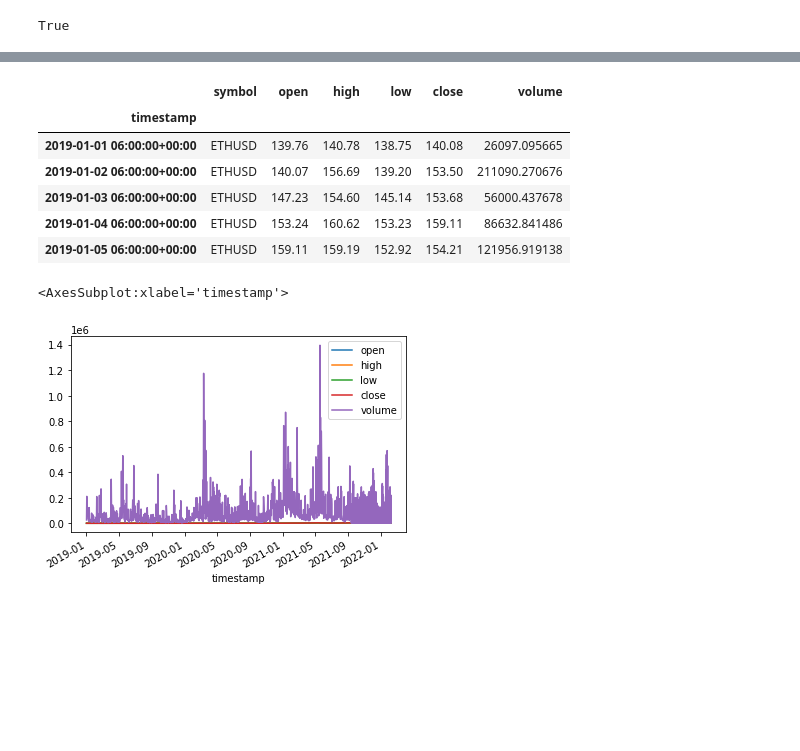
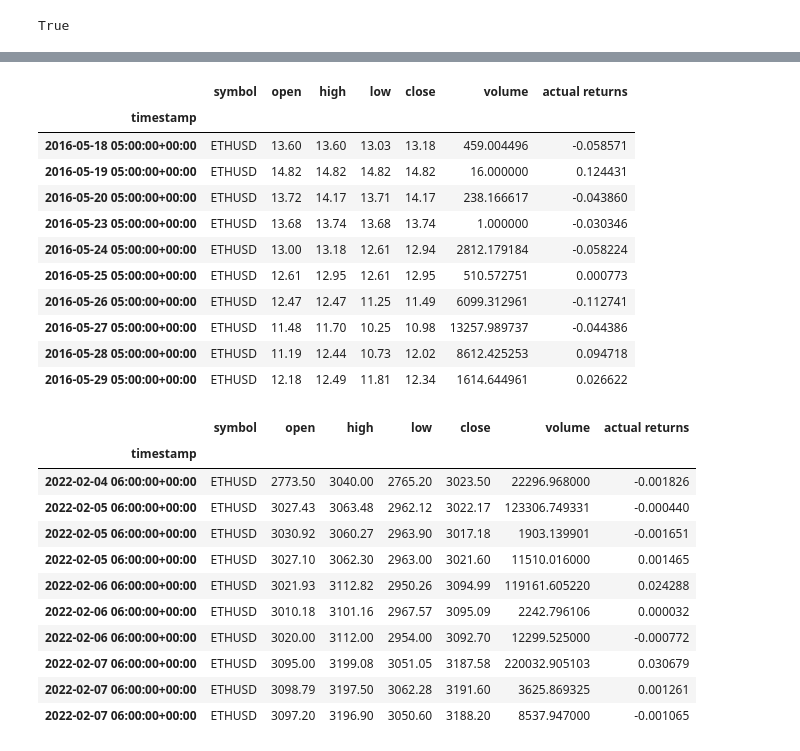
Before and after one commit to baigal17/Project--2-, a Jupyter notebook: Code/Original Data.ipynb, the cells around one changed output, grey strips where cells are left out. Drawn from its saved outputs; the diff is of its cells as text; code cells hidden in the pictures; blank space fills up the shorter version.

Commit message:
Pricing data ready to be used for strategies

```diff
--- a/Code/Original Data.ipynb
+++ b/Code/Original Data.ipynb
@@ -31,7 +31,7 @@ btc_ticker = ["BTCUSD"]
 # %%
 # Set the parameter tz to "America/New_York",
 
-start_date = pd.Timestamp("2019-01-01", tz="America/New_York").isoformat()
+start_date = pd.Timestamp("2016-02-08", tz="America/New_York").isoformat()
 end_date = pd.Timestamp("2022-02-08", tz="America/New_York").isoformat()
 # %%
 # Set timeframe to one day (1D) for the Alpaca API
@@ -60,17 +60,38 @@ display(eth_data_df.head())
+# %%
+# Calculate the daily returns using the closing prices and the pct_change function
+eth_data_df["actual returns"] = eth_data_df["close"].pct_change()
+
+# Drop all NaN values from the DataFrame
+eth_data_df = eth_data_df.dropna()
 # %%
-eth_prices_df = eth_data_df[['symbol', 'open', 'high', 'low', 'close', 'volume']]
-display(eth_prices_df.head())
-eth_prices_df.plot()
+eth_prices_df = eth_data_df[['symbol', 'open', 'high', 'low', 'close', 'volume', 'actual returns']]
+display(eth_prices_df.head(10))
+display(eth_prices_df.tail(10))
 # %% [output]
-|  | symbol | open | high | low | close | volume |
-| timestamp |  |  |  |  |  |  |
-| 2019-01-01 06:00:00+00:00 | ETHUSD | 139.76 | 140.78 | 138.75 | 140.08 | 26097.095665 |
-| 2019-01-02 06:00:00+00:00 | ETHUSD | 140.07 | 156.69 | 139.20 | 153.50 | 211090.270676 |
-| 2019-01-03 06:00:00+00:00 | ETHUSD | 147.23 | 154.60 | 145.14 | 153.68 | 56000.437678 |
-| 2019-01-04 06:00:00+00:00 | ETHUSD | 153.24 | 160.62 | 153.23 | 159.11 | 86632.841486 |
-| 2019-01-05 06:00:00+00:00 | ETHUSD | 159.11 | 159.19 | 152.92 | 154.21 | 121956.919138 |
+|  | symbol | open | high | low | close | volume | actual returns |
+| timestamp |  |  |  |  |  |  |  |
+| 2016-05-18 05:00:00+00:00 | ETHUSD | 13.60 | 13.60 | 13.03 | 13.18 | 459.004496 | -0.058571 |
+| 2016-05-19 05:00:00+00:00 | ETHUSD | 14.82 | 14.82 | 14.82 | 14.82 | 16.000000 | 0.124431 |
+| 2016-05-20 05:00:00+00:00 | ETHUSD | 13.72 | 14.17 | 13.71 | 14.17 | 238.166617 | -0.043860 |
+| 2016-05-23 05:00:00+00:00 | ETHUSD | 13.68 | 13.74 | 13.68 | 13.74 | 1.000000 | -0.030346 |
+| 2016-05-24 05:00:00+00:00 | ETHUSD | 13.00 | 13.18 | 12.61 | 12.94 | 2812.179184 | -0.058224 |
+| 2016-05-25 05:00:00+00:00 | ETHUSD | 12.61 | 12.95 | 12.61 | 12.95 | 510.572751 | 0.000773 |
+| 2016-05-26 05:00:00+00:00 | ETHUSD | 12.47 | 12.47 | 11.25 | 11.49 | 6099.312961 | -0.112741 |
+| 2016-05-27 05:00:00+00:00 | ETHUSD | 11.48 | 11.70 | 10.25 | 10.98 | 13257.989737 | -0.044386 |
+| 2016-05-28 05:00:00+00:00 | ETHUSD | 11.19 | 12.44 | 10.73 | 12.02 | 8612.425253 | 0.094718 |
+| 2016-05-29 05:00:00+00:00 | ETHUSD | 12.18 | 12.49 | 11.81 | 12.34 | 1614.644961 | 0.026622 |
-<AxesSubplot:xlabel='timestamp'>
-[figure, removed]
+|  | symbol | open | high | low | close | volume | actual returns |
+| timestamp |  |  |  |  |  |  |  |
+| 2022-02-04 06:00:00+00:00 | ETHUSD | 2773.50 | 3040.00 | 2765.20 | 3023.50 | 22296.968000 | -0.001826 |
+| 2022-02-05 06:00:00+00:00 | ETHUSD | 3027.43 | 3063.48 | 2962.12 | 3022.17 | 123306.749331 | -0.000440 |
+| 2022-02-05 06:00:00+00:00 | ETHUSD | 3030.92 | 3060.27 | 2963.90 | 3017.18 | 1903.139901 | -0.001651 |
+| 2022-02-05 06:00:00+00:00 | ETHUSD | 3027.10 | 3062.30 | 2963.00 | 3021.60 | 11510.016000 | 0.001465 |
+| 2022-02-06 06:00:00+00:00 | ETHUSD | 3021.93 | 3112.82 | 2950.26 | 3094.99 | 119161.605220 | 0.024288 |
+| 2022-02-06 06:00:00+00:00 | ETHUSD | 3010.18 | 3101.16 | 2967.57 | 3095.09 | 2242.796106 | 0.000032 |
+| 2022-02-06 06:00:00+00:00 | ETHUSD | 3020.00 | 3112.00 | 2954.00 | 3092.70 | 12299.525000 | -0.000772 |
+| 2022-02-07 06:00:00+00:00 | ETHUSD | 3095.00 | 3199.08 | 3051.05 | 3187.58 | 220032.905103 | 0.030679 |
+| 2022-02-07 06:00:00+00:00 | ETHUSD | 3098.79 | 3197.50 | 3062.28 | 3191.60 | 3625.869325 | 0.001261 |
+| 2022-02-07 06:00:00+00:00 | ETHUSD | 3097.20 | 3196.90 | 3050.60 | 3188.20 | 8537.947000 | -0.001065 |
 # %%
 # Use the Alpaca get_crypto_bars function to gather the price information for BITCOIN
 btc_data_df = alpaca.get_crypto_bars(
```
Also changed, not shown: parts of 10 cells of this notebook.
